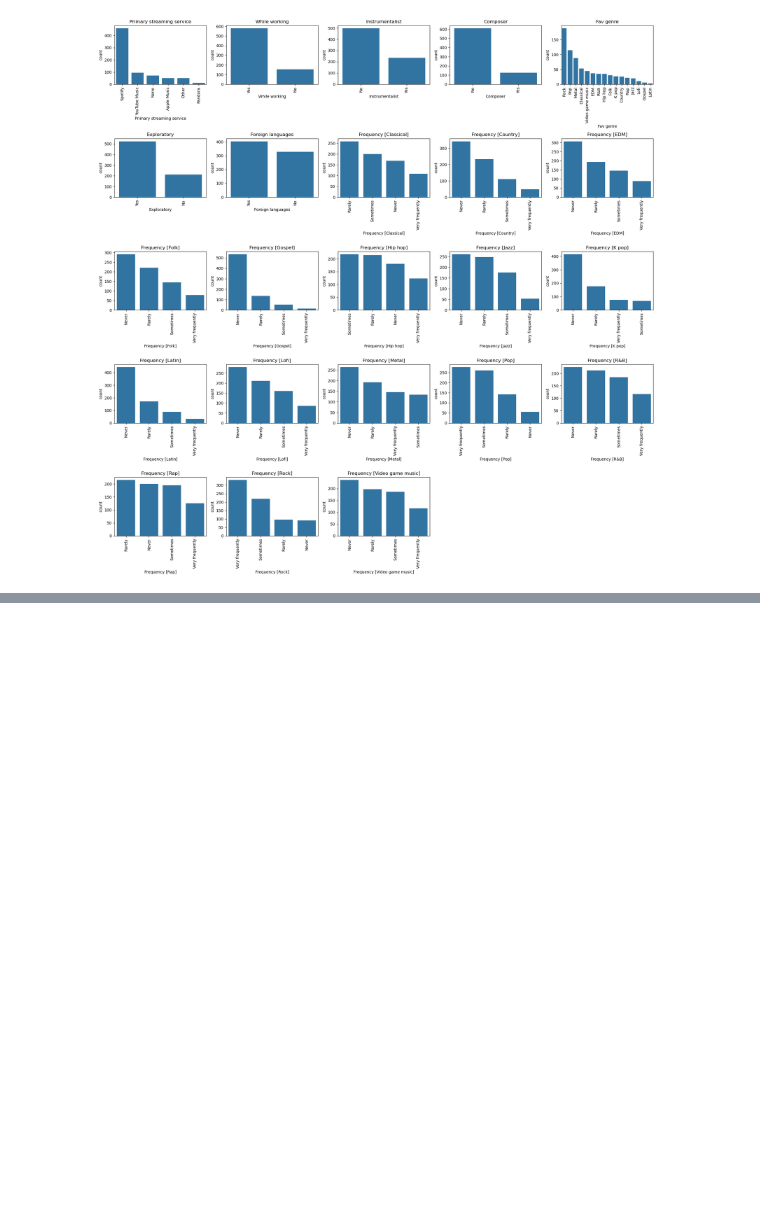
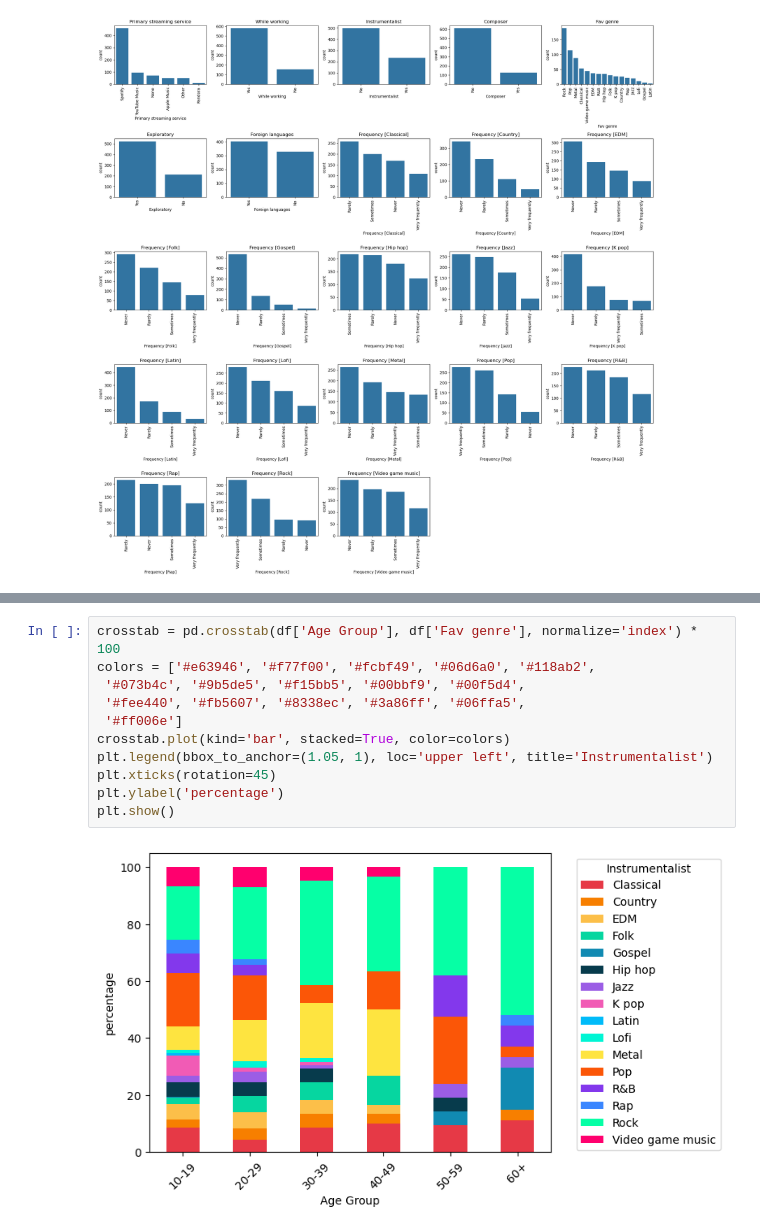
Before and after one commit to gabelsnider/Music-and-Mental-Health-DA, a Jupyter notebook: project/preliminary-notebooks/MxMH1.ipynb, the cells around one changed output, grey strips where cells are left out. Saved outputs shown, nothing was run; the diff lists cells and outputs as text; blank space fills up the shorter version.

```diff
--- a/project/preliminary-notebooks/MxMH1.ipynb
+++ b/project/preliminary-notebooks/MxMH1.ipynb
@@ -247,0 +263,13 @@ plt.show()
+# %%
+crosstab = pd.crosstab(df['Age Group'], df['Fav genre'], normalize='index') * 100
+colors = ['#e63946', '#f77f00', '#fcbf49', '#06d6a0', '#118ab2',
+ '#073b4c', '#9b5de5', '#f15bb5', '#00bbf9', '#00f5d4',
+ '#fee440', '#fb5607', '#8338ec', '#3a86ff', '#06ffa5',
+ '#ff006e']
+crosstab.plot(kind='bar', stacked=True, color=colors)
+plt.legend(bbox_to_anchor=(1.05, 1), loc='upper left', title='Instrumentalist')
+plt.xticks(rotation=45)
+plt.ylabel('percentage')
+plt.show()
+# %% [output]
+[figure, added]
```
Also changed, not shown: parts of 3 cells of this notebook.
